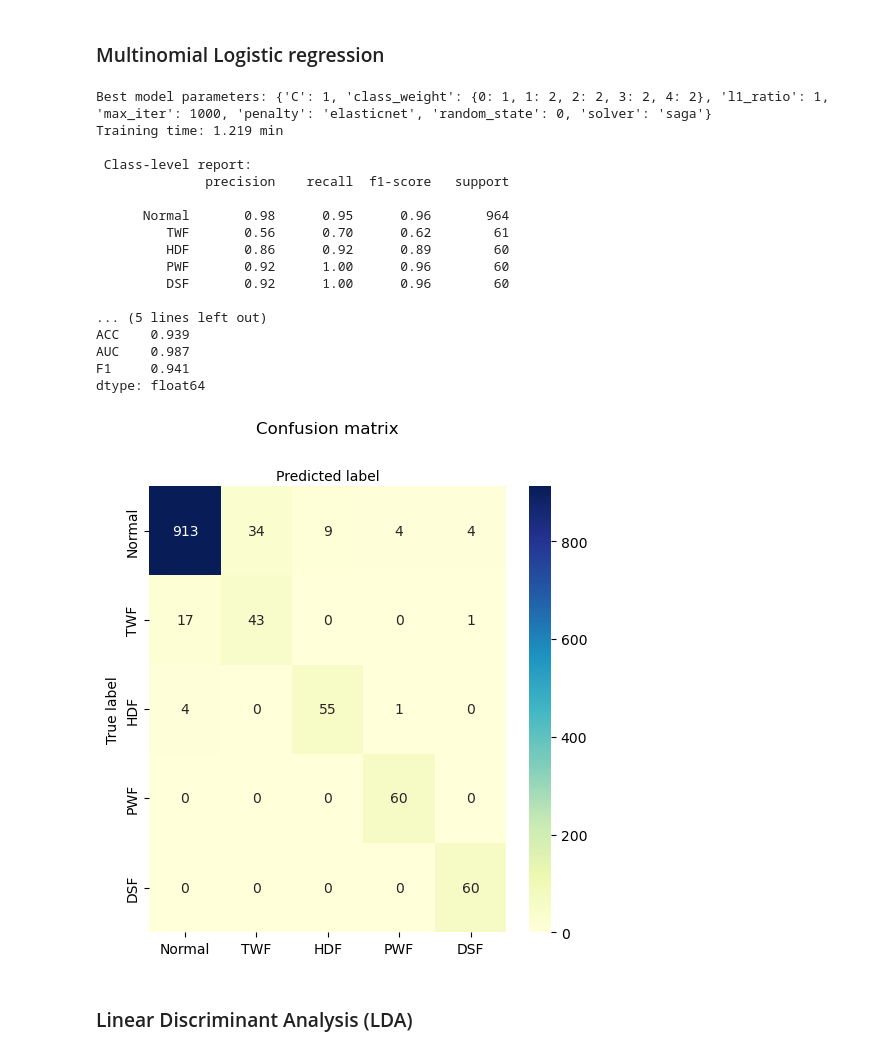
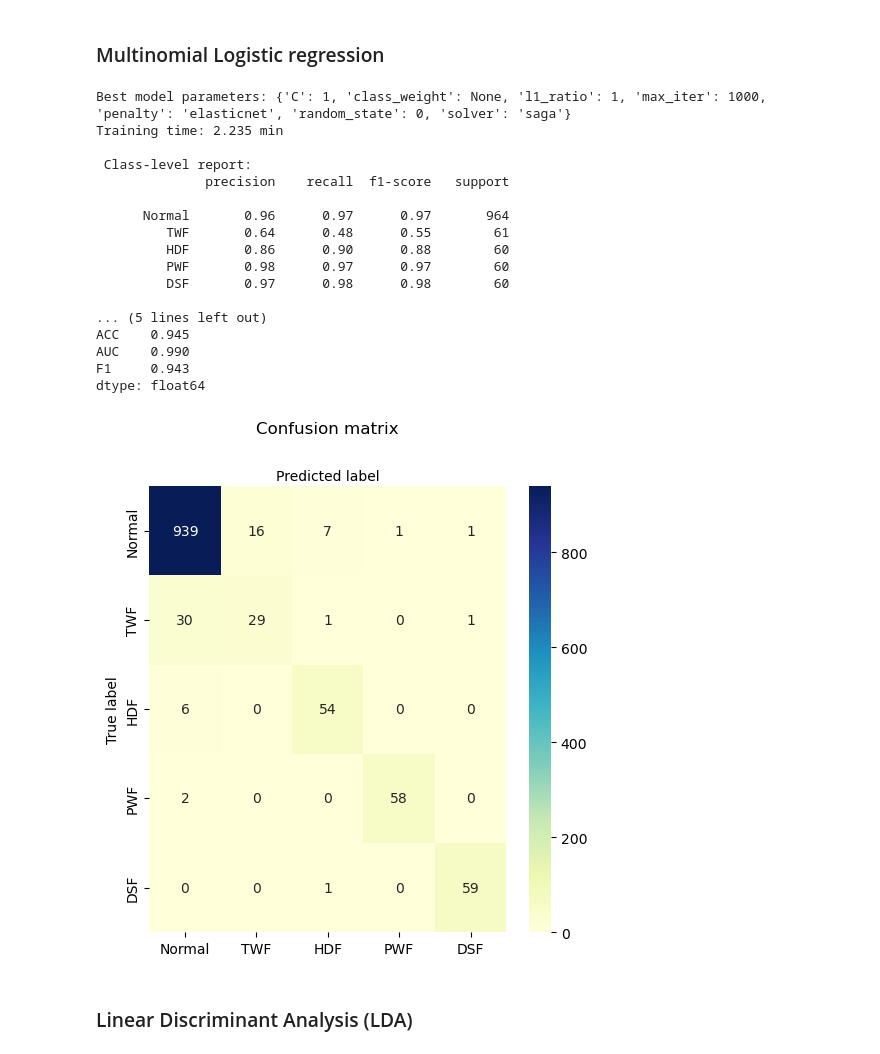
Before and after one commit to SBU-r/CIV555-FS25, a Jupyter notebook: Jupyter Notebooks/Classification.ipynb, the cells around one changed output. Drawn from its saved outputs; the diff is of its cells as text; code cells hidden in the pictures.

```diff
--- a/Jupyter Notebooks/Classification.ipynb
+++ b/Jupyter Notebooks/Classification.ipynb
@@ -318,7 +330,7 @@ data.head()
 # %%
 # train (80%)-validation (10%)-test (10%) split
 
-rd_state = 15
+rd_state = 0
 
 # 80% for train and 20% for val and test
 from sklearn.model_selection import train_test_split
@@ -461,7 +513,7 @@ def fit_tune(model,X,Y,params,task):
     train_time = (time.time()-start_time)/60
     print(f'Training time: {train_time:.3f} min')
 
-    return candidate_models.best_estimator_
+    return candidate_models
 # %% [markdown]
 ### Model comparison
 # %%
@@ -1129,45 +1216,45 @@ from sklearn.linear_model import LogisticRegression
 
 # model fitting and tuning
 lgr=LogisticRegression()
 lgr_params = {'penalty':['elasticnet'],
               'C':[0.1, 0.5,1],
               'l1_ratio':[0,0.9,1],
               'solver':['saga'],
               'class_weight':[None, {0:1,1:4,2:4,3:4,4:4},{0:1,1:2,2:2,3:2,4:2}],
-              'max_iter': [1000],
+              'max_iter': [500, 1000],
               'random_state':[0]}
 
 lgr_model=fit_tune(lgr,
                X_train,
                Y_train,
                lgr_params,
                'multi_class')
 
 # model evaluation on the validation set
 cm, scores = eval_pred(lgr_model,
                        X_val,
                        Y_val,
                        task='multi_class',
                        disp=True)
 # %% [output]
-Best model parameters: {'C': 1, 'class_weight': {0: 1, 1: 2, 2: 2, 3: 2, 4: 2}, 'l1_ratio': 1, 'max_iter': 1000, 'penalty': 'elasticnet', 'random_state': 0, 'solver': 'saga'}
-Training time: 1.219 min
+Best model parameters: {'C': 1, 'class_weight': None, 'l1_ratio': 1, 'max_iter': 1000, 'penalty': 'elasticnet', 'random_state': 0, 'solver': 'saga'}
+Training time: 2.235 min
 
  Class-level report:
               precision    recall  f1-score   support
 
-      Normal       0.98      0.95      0.96       964
-         TWF       0.56      0.70      0.62        61
-         HDF       0.86      0.92      0.89        60
-         PWF       0.92      1.00      0.96        60
-         DSF       0.92      1.00      0.96        60
+      Normal       0.96      0.97      0.97       964
+         TWF       0.64      0.48      0.55        61
+         HDF       0.86      0.90      0.88        60
+         PWF       0.98      0.97      0.97        60
+         DSF       0.97      0.98      0.98        60
 
 ... (5 lines left out)
-ACC    0.939
-AUC    0.987
-F1     0.941
+ACC    0.945
+AUC    0.990
+F1     0.943
 dtype: float64
-[figure, old version]
+[figure, new version]
 # %% [markdown]
 ### Linear Discriminant Analysis (LDA)
 # %%
```
Also changed, not shown: parts of 26 cells of this notebook.
